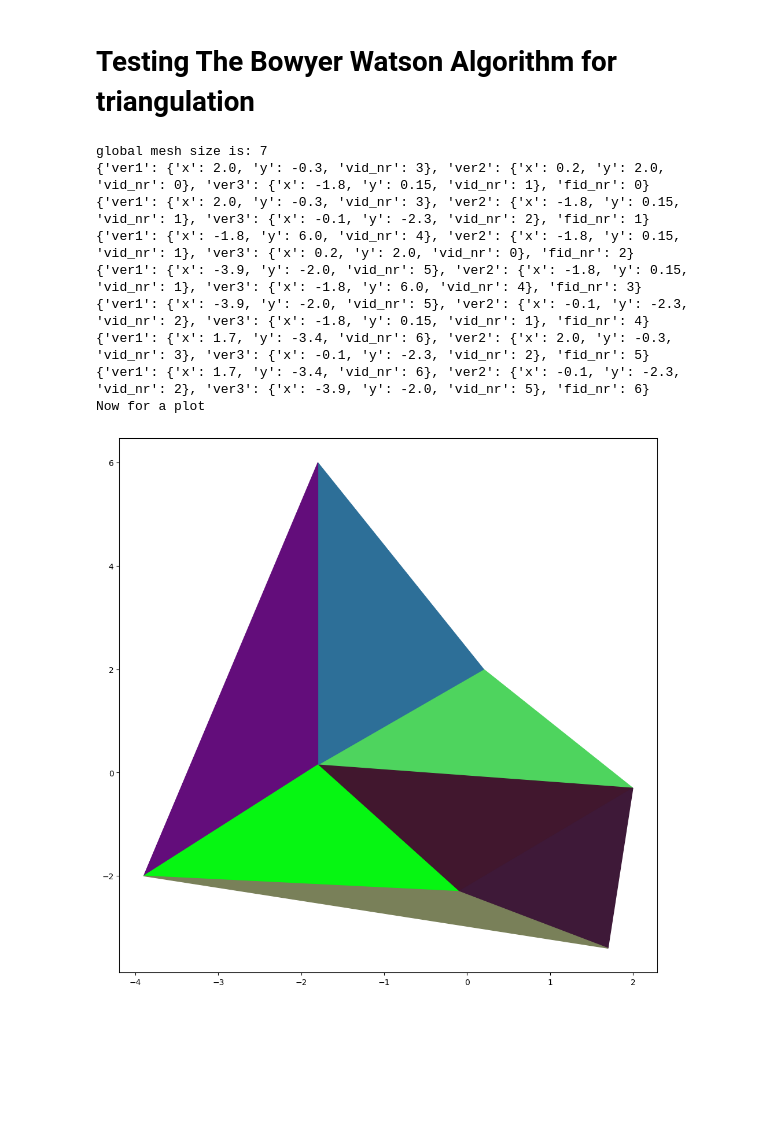
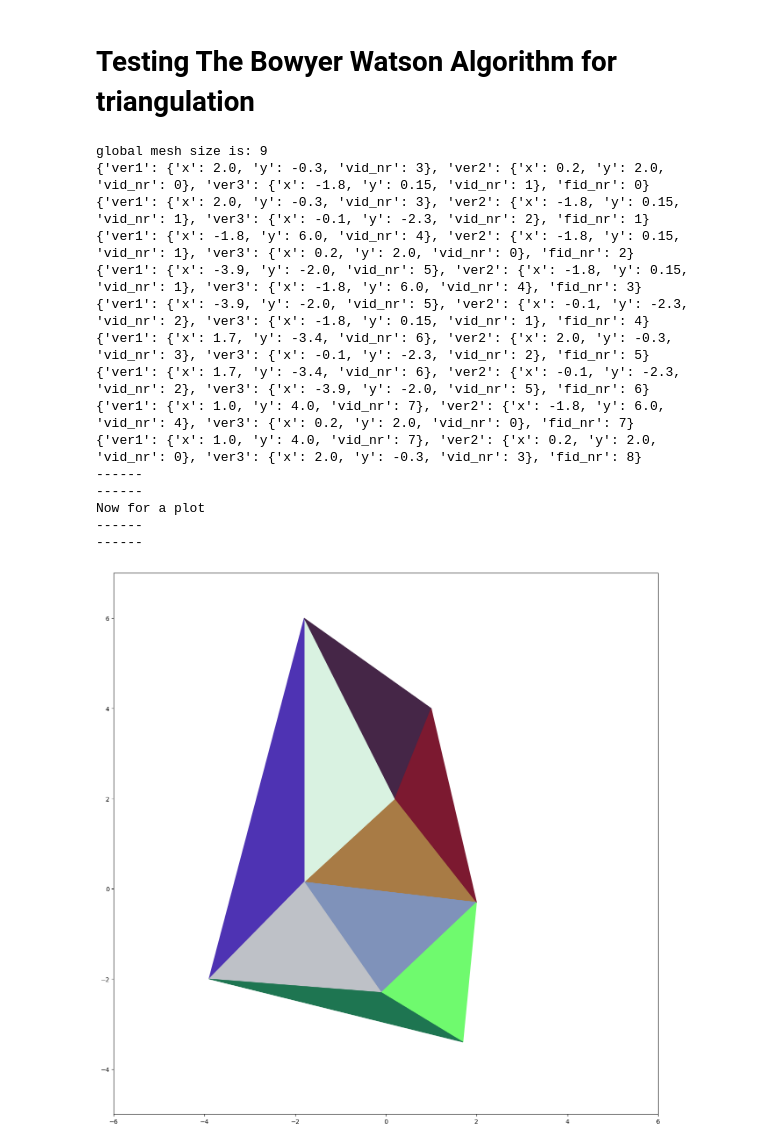
Before and after one commit to dcthecook/Finite_element_method, a Jupyter notebook: Triangulation.ipynb, the cells around one changed output. Saved outputs shown, nothing was run; the diff lists cells and outputs as text; code cells hidden in the pictures; blank space fills up the shorter version.

```diff
--- a/Triangulation.ipynb
+++ b/Triangulation.ipynb
@@ -525,7 +525,7 @@ cdef Face* triangulate(Vertex* original_array, int varr_size, int* gm_size):
 """unit test for angular sorting and using the dealloc functions on a mesh and varray"""
 #start the array of Zero-Zero Vertices
 #!! THIS ARRAY IS MALLOCED BUT NOT FREED BY DEFAULT !! THE SIZE HAS TO BE KEPT TRACK OF
-cdef int varr_ssize = 7
+cdef int varr_ssize = 8
 cdef Vertex* og_array = alloc_varr(varr_ssize, 0)
 cdef int* global_mesh_size = <int*>malloc(sizeof(int))
 global_mesh_size[0] = 0 #dynamically changed through triangulate fx
@@ -544,6 +544,8 @@ og_array[5].x = -3.9
 og_array[5].y = -2
 og_array[6].x = 1.7
 og_array[6].y = -3.4
+og_array[7].x = 1
+og_array[7].y = 4
 
 
 
@@ -556,40 +558,51 @@ for f in range(global_mesh_size[0]):
 
 
 
-print("Now for a plot")
+print("------\n------\nNow for a plot\n------\n------\n")
 
 
 import random
 import matplotlib.pyplot as plt
-plt.figure(figsize = (12, 12))
+plt.figure(figsize = (16, 16))
 def random_color():
     return "#{:02x}{:02x}{:02x}".format(random.randint(0, 255), random.randint(0, 255), random.randint(0, 255))
 
+
+
+# Set custom x and y axis limits
+plt.xlim(-6, 6)
+plt.ylim(-5, 7)
 
 
 for f in range(global_mesh_size[0]):
     plt.fill((testmesh[f].ver1.x, testmesh[f].ver2.x, testmesh[f].ver3.x, testmesh[f].ver1.x), (testmesh[f].ver1.y, testmesh[f].ver2.y, testmesh[f].ver3.y, testmesh[f].ver1.y), color=random_color())
 
 
 
 
 
 
 plt.show()
 free(testmesh)
 free(og_array)
 free(global_mesh_size)
 # %% [output]
-global mesh size is: 7
+global mesh size is: 9
 {'ver1': {'x': 2.0, 'y': -0.3, 'vid_nr': 3}, 'ver2': {'x': 0.2, 'y': 2.0, 'vid_nr': 0}, 'ver3': {'x': -1.8, 'y': 0.15, 'vid_nr': 1}, 'fid_nr': 0}
 {'ver1': {'x': 2.0, 'y': -0.3, 'vid_nr': 3}, 'ver2': {'x': -1.8, 'y': 0.15, 'vid_nr': 1}, 'ver3': {'x': -0.1, 'y': -2.3, 'vid_nr': 2}, 'fid_nr': 1}
 {'ver1': {'x': -1.8, 'y': 6.0, 'vid_nr': 4}, 'ver2': {'x': -1.8, 'y': 0.15, 'vid_nr': 1}, 'ver3': {'x': 0.2, 'y': 2.0, 'vid_nr': 0}, 'fid_nr': 2}
 {'ver1': {'x': -3.9, 'y': -2.0, 'vid_nr': 5}, 'ver2': {'x': -1.8, 'y': 0.15, 'vid_nr': 1}, 'ver3': {'x': -1.8, 'y': 6.0, 'vid_nr': 4}, 'fid_nr': 3}
 {'ver1': {'x': -3.9, 'y': -2.0, 'vid_nr': 5}, 'ver2': {'x': -0.1, 'y': -2.3, 'vid_nr': 2}, 'ver3': {'x': -1.8, 'y': 0.15, 'vid_nr': 1}, 'fid_nr': 4}
 {'ver1': {'x': 1.7, 'y': -3.4, 'vid_nr': 6}, 'ver2': {'x': 2.0, 'y': -0.3, 'vid_nr': 3}, 'ver3': {'x': -0.1, 'y': -2.3, 'vid_nr': 2}, 'fid_nr': 5}
 {'ver1': {'x': 1.7, 'y': -3.4, 'vid_nr': 6}, 'ver2': {'x': -0.1, 'y': -2.3, 'vid_nr': 2}, 'ver3': {'x': -3.9, 'y': -2.0, 'vid_nr': 5}, 'fid_nr': 6}
+{'ver1': {'x': 1.0, 'y': 4.0, 'vid_nr': 7}, 'ver2': {'x': -1.8, 'y': 6.0, 'vid_nr': 4}, 'ver3': {'x': 0.2, 'y': 2.0, 'vid_nr': 0}, 'fid_nr': 7}
+{'ver1': {'x': 1.0, 'y': 4.0, 'vid_nr': 7}, 'ver2': {'x': 0.2, 'y': 2.0, 'vid_nr': 0}, 'ver3': {'x': 2.0, 'y': -0.3, 'vid_nr': 3}, 'fid_nr': 8}
+------
+------
 Now for a plot
+------
+------
-[figure, old version]
+[figure, new version]
 # %%
 ##test unit for mesh plot
 
```
